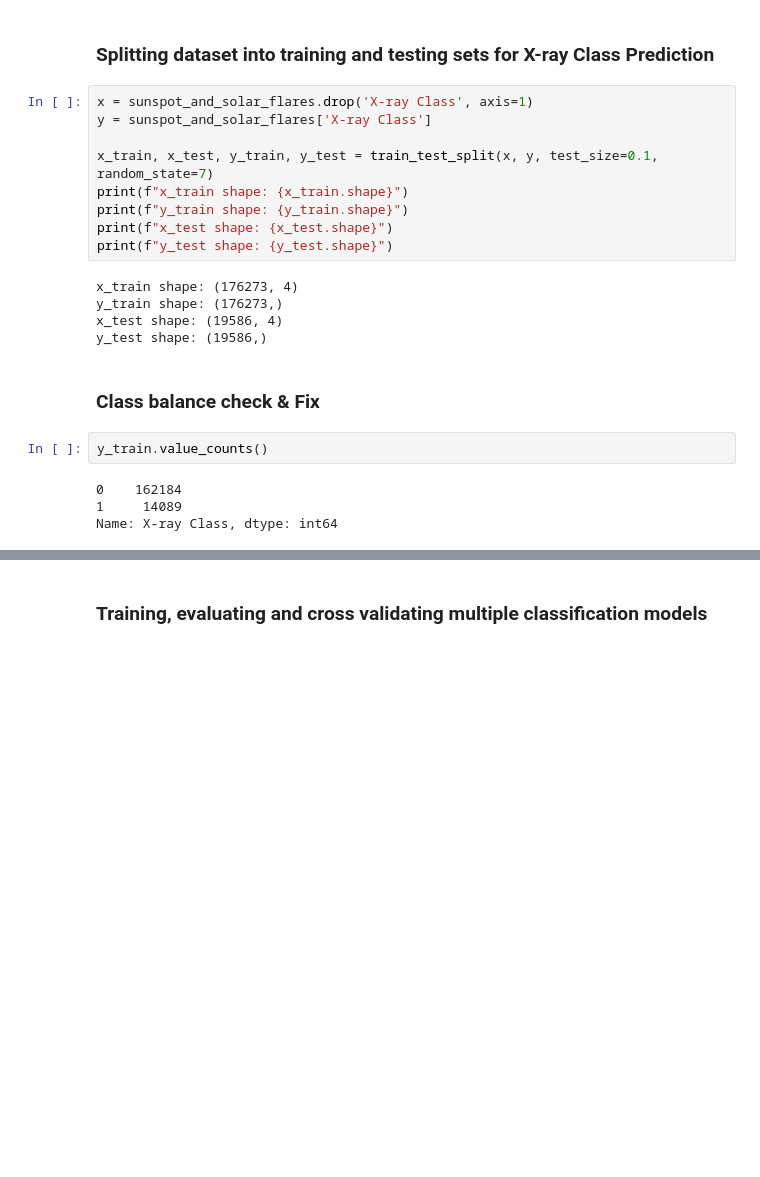
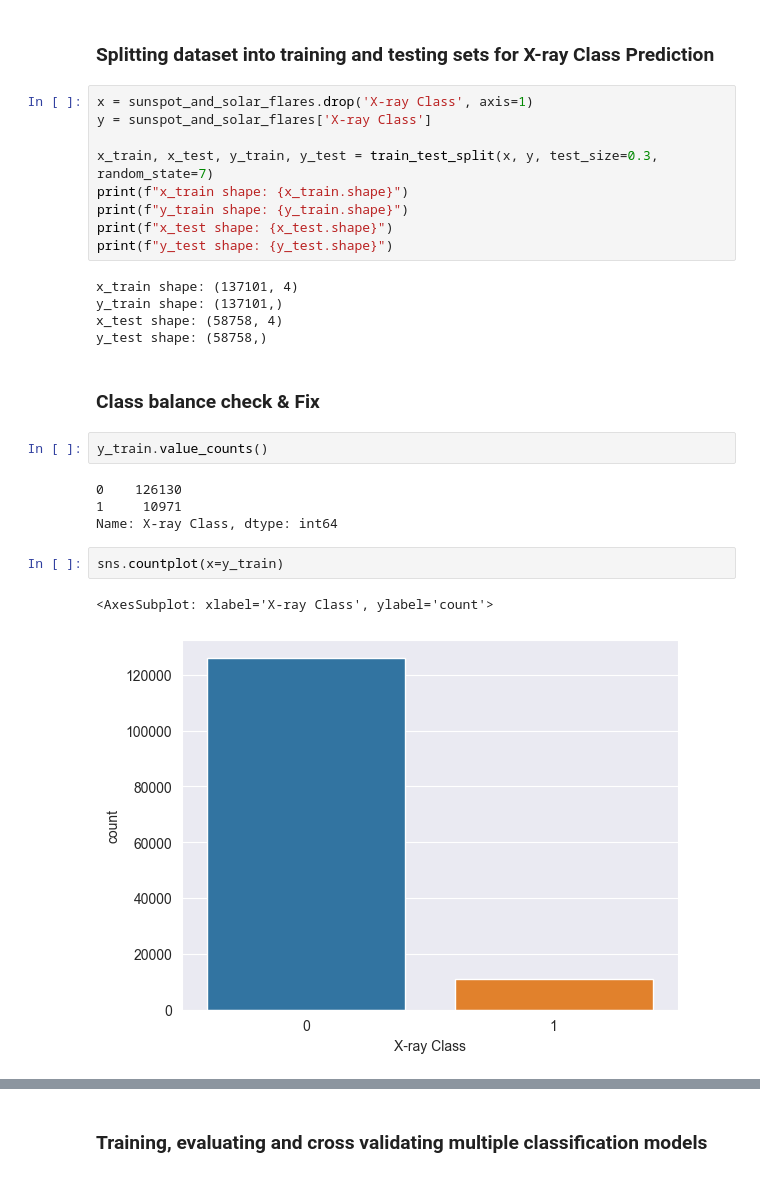
Before and after one commit to ogunsakin01/sunspot-and-solar-flares-model, a Jupyter notebook: space_weather_data_experiment.ipynb, the cells around one changed output, grey strips where cells are left out. Cells and saved outputs as stored; diff of their text form; blank space fills up the shorter version.

```diff
--- a/space_weather_data_experiment.ipynb
+++ b/space_weather_data_experiment.ipynb
@@ -442,24 +471,29 @@ plt.show()
 x = sunspot_and_solar_flares.drop('X-ray Class', axis=1)
 y = sunspot_and_solar_flares['X-ray Class']
 
-x_train, x_test, y_train, y_test = train_test_split(x, y, test_size=0.1, random_state=7)
+x_train, x_test, y_train, y_test = train_test_split(x, y, test_size=0.3, random_state=7)
 print(f"x_train shape: {x_train.shape}")
 print(f"y_train shape: {y_train.shape}")
 print(f"x_test shape: {x_test.shape}")
 print(f"y_test shape: {y_test.shape}")
 # %% [output]
-x_train shape: (176273, 4)
-y_train shape: (176273,)
-x_test shape: (19586, 4)
-y_test shape: (19586,)
+x_train shape: (137101, 4)
+y_train shape: (137101,)
+x_test shape: (58758, 4)
+y_test shape: (58758,)
 # %% [markdown]
 ### Class balance check & Fix
 # %%
 y_train.value_counts()
 # %% [output]
-0    162184
-1     14089
+0    126130
+1     10971
 Name: X-ray Class, dtype: int64
+# %%
+sns.countplot(x=y_train)
+# %% [output]
+<AxesSubplot: xlabel='X-ray Class', ylabel='count'>
+[figure, added]
 # %%
 smote = SMOTE()
 rus = RandomUnderSampler(sampling_strategy=0.5)
```
Also changed, not shown: parts of 28 cells of this notebook, 1 other file.
